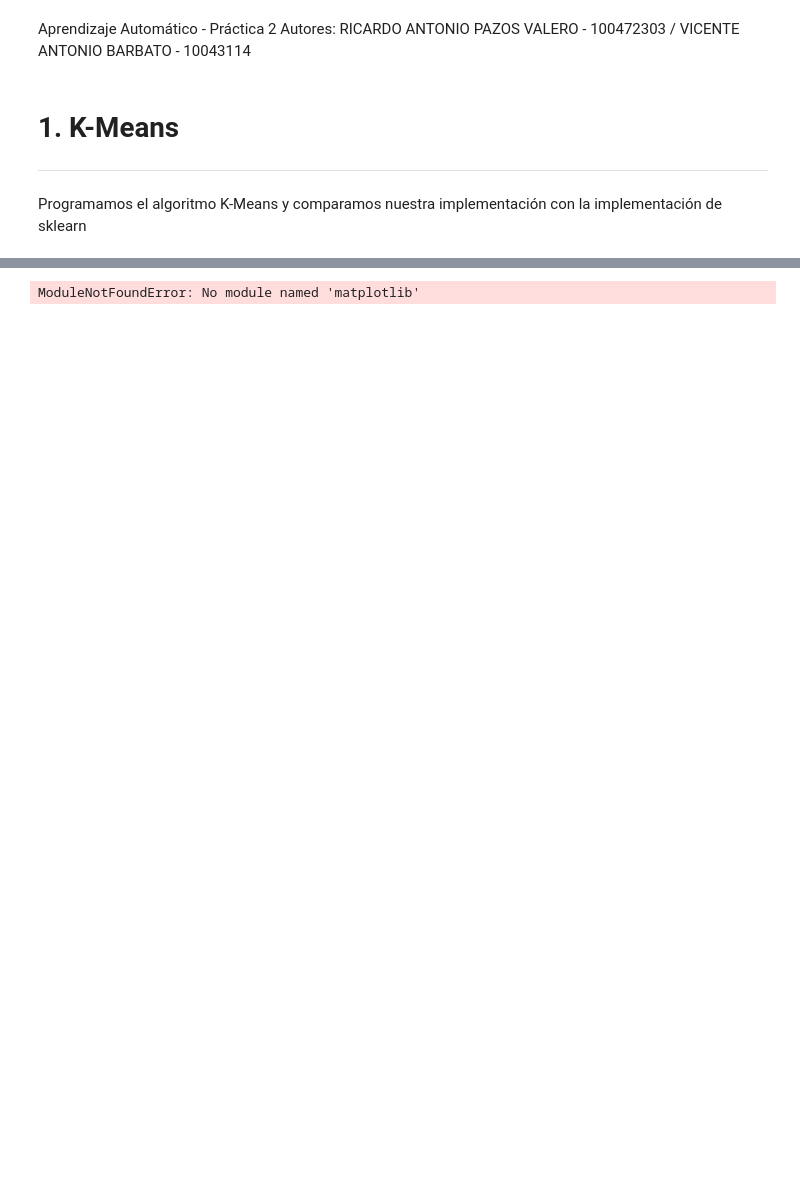
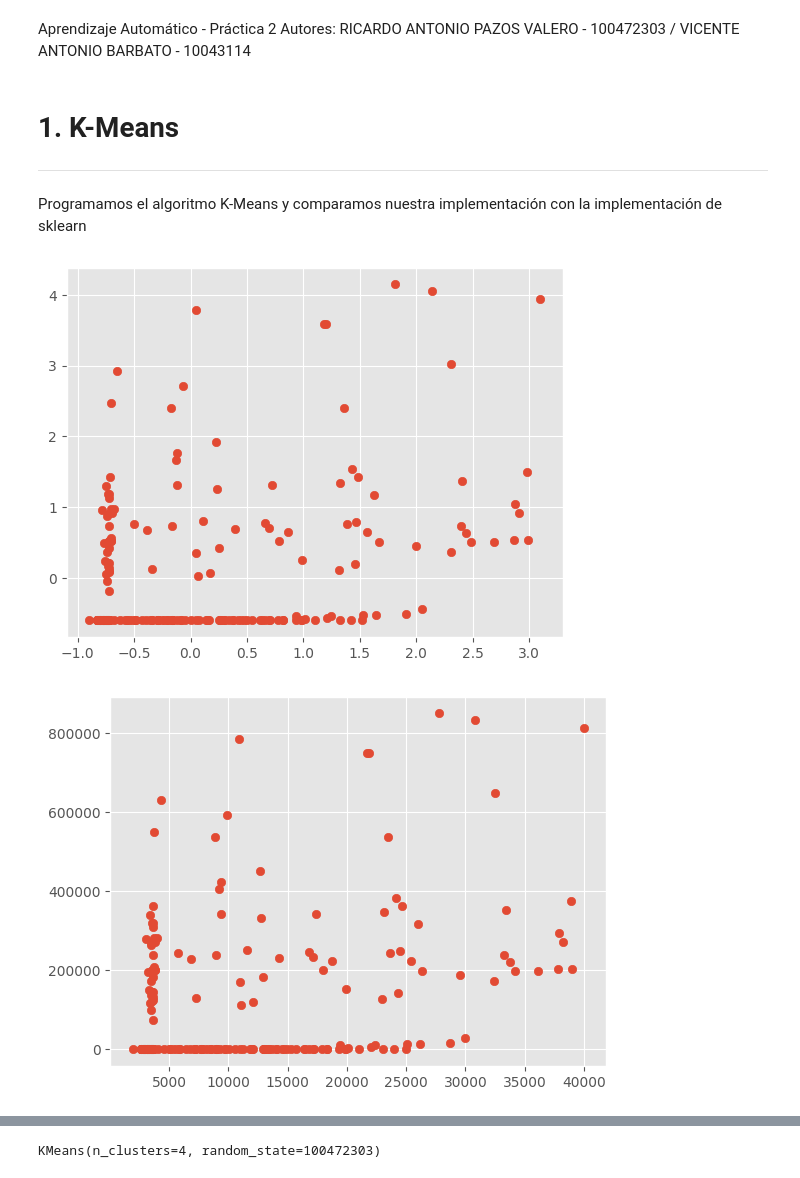
Before and after one commit to V1centeB/Aprendizaje_Automatico-P2-G1, a Jupyter notebook: model.ipynb, the cells around one changed output, grey strips where cells are left out. Saved outputs shown, nothing was run; the diff lists cells and outputs as text; code cells hidden in the pictures; blank space fills up the shorter version.

Commit message:
Figuras para representación de data

```diff
--- a/model.ipynb
+++ b/model.ipynb
@@ -82,7 +82,7 @@ X = data.values
 X_onehot = X.copy()
 X_ordinal = X.copy()
 
-# Codificamos valores de tipo str (color y clase espectral)
+# === Codificamos valores de tipo str (color y clase espectral) ============================
 # One-Hot Encoder
 encoder_onehot = OneHotEncoder(sparse_output=False)
 X_onehot_encoded = encoder_onehot.fit_transform(X_onehot[:, -2:])
@@ -91,30 +91,56 @@ X_onehot_encoded = encoder_onehot.fit_transform(X_onehot[:, -2:])
 X_onehot = X_onehot[:, :-2]
 
 # Concatenamos las nuevas filas codificadas - One Hot
 X_onehot = np.concatenate((X_onehot, X_onehot_encoded), axis=1)
 
 # Ordinal Encoder
 encoder_ordinal = OrdinalEncoder()
 X_ordinal_encoded = encoder_ordinal.fit_transform(X_onehot[:, -2:])
 
 # Eliminamos filas tipo str - Ordinal
 X_ordinal = X_ordinal[:, :-2]
 
 # Concatenamos las nuevas filas codificadas - Ordinal
 X_ordinal = np.concatenate((X_ordinal, X_ordinal_encoded), axis=1)
 
 # Escalamos los datos
 X_onehot_scaled = scale(X_onehot)
 X_ordinal_scaled = scale(X_ordinal)
 
+# === Representamos data ==========================================================
+# Figura para onehot data
+fig_onehot_scaled = plt.figure(0)
+plt.grid(True)
+plt.scatter(X_onehot_scaled[:,0],X_onehot_scaled[:,1])
+plt.show()
+
+fig_onehot = plt.figure(0)
+plt.grid(True)
+plt.scatter(X_onehot[:,0],X_onehot[:,1])
+plt.show()
+
+# Figura para ordinal data
+fig_ordinal_scaled = plt.figure(0)
+plt.grid(True)
+plt.scatter(X_ordinal_scaled[:,0],X_ordinal_scaled[:,1])
+plt.show()
+
+fig_ordinal = plt.figure(0)
+plt.grid(True)
+plt.scatter(X_ordinal[:,0],X_ordinal[:,1])
+plt.show()
+
+# === KMeans =====================================================================
 # Definimos el número de clusters
 n_clusters = 4
 
 # KMeans de sklearn con one hot encoded data
 kmeans_onehot = KMeans(n_clusters=n_clusters, random_state=100472303)
 kmeans_onehot.fit(X_onehot_scaled)
 
 # KMeans de sklearn con ordinal encoded data
 kmeans_ordinal = KMeans(n_clusters=n_clusters, random_state=100472303)
 kmeans_ordinal.fit(X_ordinal_scaled)
 # %% [output]
+[figure, added]
+[figure, added]
@@ -121 +149 @@ kmeans_ordinal.fit(X_ordinal_scaled)
-ModuleNotFoundError: No module named 'matplotlib'
+KMeans(n_clusters=4, random_state=100472303)
```
Also changed, not shown: parts of 1 cell of this notebook.
